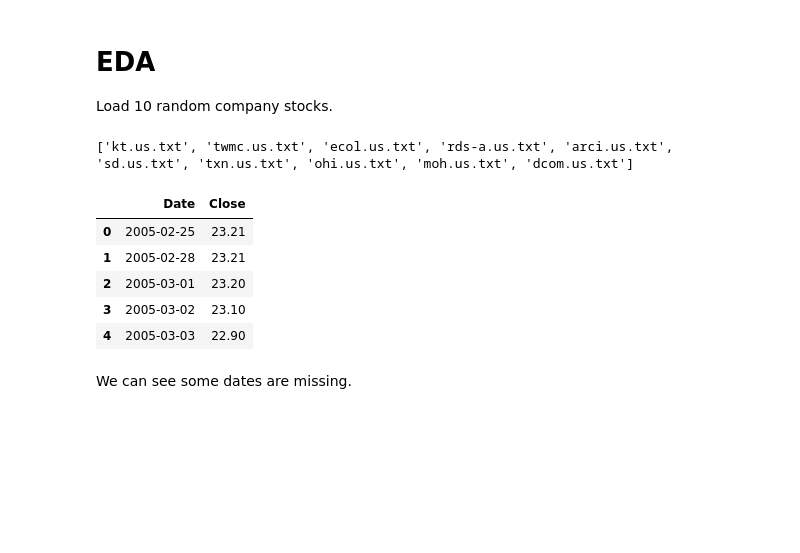
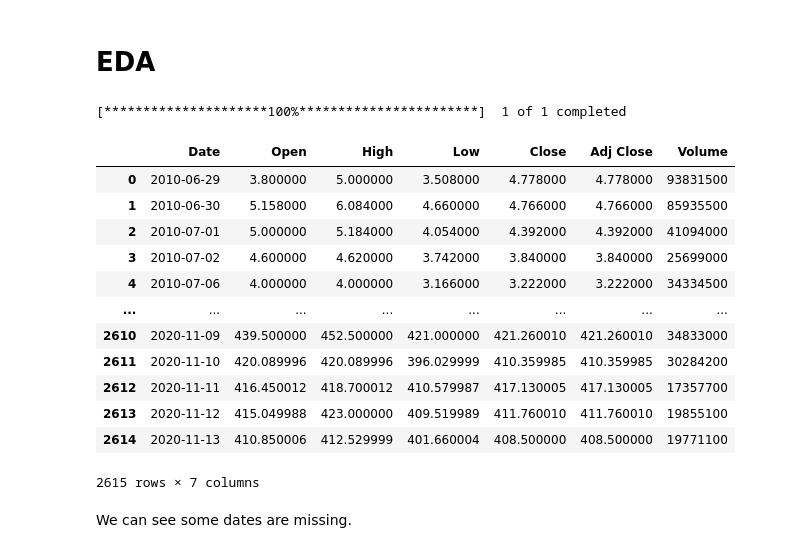
Before and after one commit to Fournierp/alfred, a Jupyter notebook: models/Exploratory Data Analysis.ipynb, the cells around one changed output. Cells and saved outputs as stored; diff of their text form; code cells hidden in the pictures; blank space fills up the shorter version.

```diff
--- a/models/Exploratory Data Analysis.ipynb
+++ b/models/Exploratory Data Analysis.ipynb
@@ -33,12 +17,0 @@ if not os.path.isdir('Data'):
-# %% [markdown]
-# EDA
-
-Load 10 random company stocks.
-# %%
-os.chdir('Data/Stocks/')
-
-filenames = random.sample([x for x in os.listdir() if x.endswith('.txt')
-                           and os.path.getsize(os.path.join('', x)) > 0], 10)
-print(filenames)
-# %% [output]
-['kt.us.txt', 'twmc.us.txt', 'ecol.us.txt', 'rds-a.us.txt', 'arci.us.txt', 'sd.us.txt', 'txn.us.txt', 'ohi.us.txt', 'moh.us.txt', 'dcom.us.txt']
@@ -49,12 +18,26 @@ for i in range(len(filenames)):
-# %%
-df[0].head()
-# %% [output]
-|  | Date | Close |
-| 0 | 2005-02-25 | 23.21 |
-| 1 | 2005-02-28 | 23.21 |
-| 2 | 2005-03-01 | 23.20 |
-| 3 | 2005-03-02 | 23.10 |
-| 4 | 2005-03-03 | 22.90 |
+# %% [markdown]
+# EDA
+# %%
+# Download the data
+company = "TSLA"
+df = yf.download(company)
+df = df.reset_index()
+df
+# %% [output]
+[*********************100%***********************]  1 of 1 completed
+|  | Date | Open | High | Low | Close | Adj Close | Volume |
+| 0 | 2010-06-29 | 3.800000 | 5.000000 | 3.508000 | 4.778000 | 4.778000 | 93831500 |
+| 1 | 2010-06-30 | 5.158000 | 6.084000 | 4.660000 | 4.766000 | 4.766000 | 85935500 |
+| 2 | 2010-07-01 | 5.000000 | 5.184000 | 4.054000 | 4.392000 | 4.392000 | 41094000 |
+| 3 | 2010-07-02 | 4.600000 | 4.620000 | 3.742000 | 3.840000 | 3.840000 | 25699000 |
+| 4 | 2010-07-06 | 4.000000 | 4.000000 | 3.166000 | 3.222000 | 3.222000 | 34334500 |
+| ... | ... | ... | ... | ... | ... | ... | ... |
+| 2610 | 2020-11-09 | 439.500000 | 452.500000 | 421.000000 | 421.260010 | 421.260010 | 34833000 |
+| 2611 | 2020-11-10 | 420.089996 | 420.089996 | 396.029999 | 410.359985 | 410.359985 | 30284200 |
+| 2612 | 2020-11-11 | 416.450012 | 418.700012 | 410.579987 | 417.130005 | 417.130005 | 17357700 |
+| 2613 | 2020-11-12 | 415.049988 | 423.000000 | 409.519989 | 411.760010 | 411.760010 | 19855100 |
+| 2614 | 2020-11-13 | 410.850006 | 412.529999 | 401.660004 | 408.500000 | 408.500000 | 19771100 |
+2615 rows × 7 columns
 # %% [markdown]
 We can see some dates are missing.
 # %%
```
Also changed, not shown: parts of 16 cells of this notebook.
